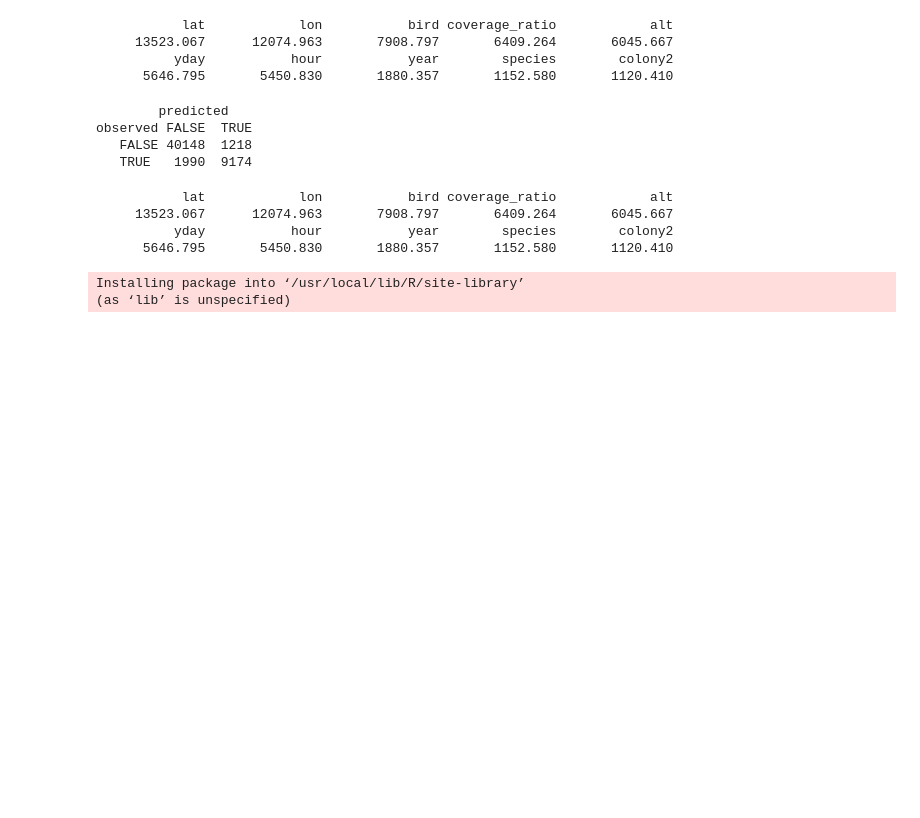
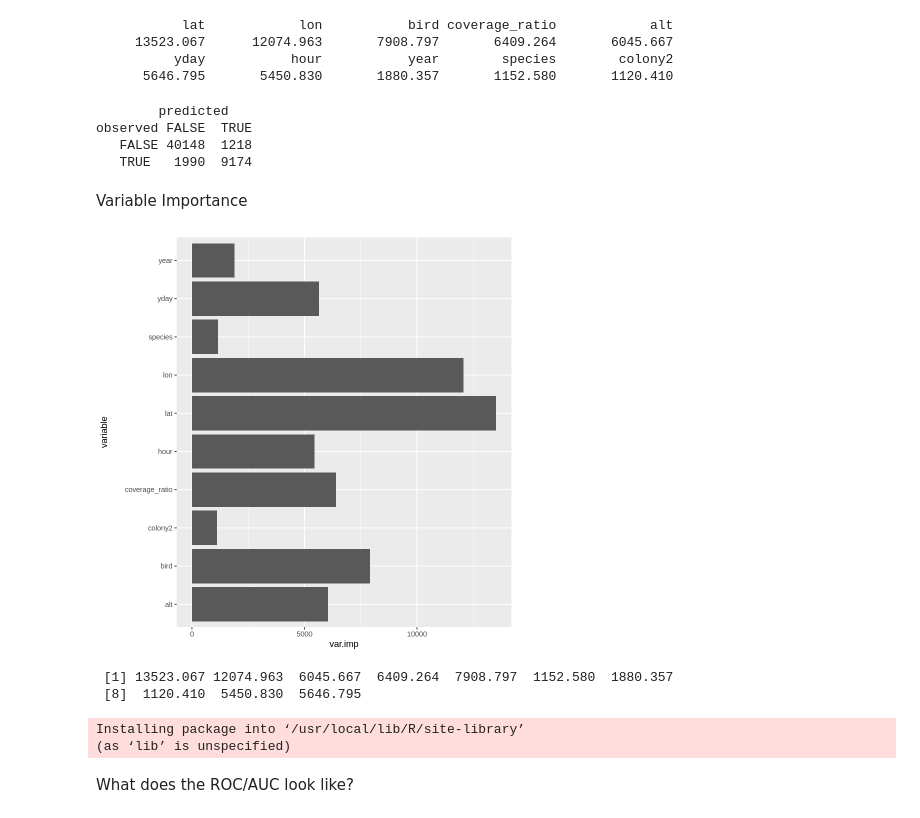
Before and after one commit to robinfreeman/BIOS0032_AI4Environment, a Jupyter notebook: TrackingData/practical.ipynb, the cells around one changed output. Drawn from its saved outputs; the diff is of its cells as text; code cells hidden in the pictures; blank space fills up the shorter version.

Commit message:
Added RF for diving data and some visualisations

```diff
--- a/TrackingData/practical.ipynb
+++ b/TrackingData/practical.ipynb
@@ -820,19 +820,29 @@ table(observed = test_dat$is_dive_1m, predicted = pred_class)
 observed FALSE  TRUE
    FALSE 40148  1218
    TRUE   1990  9174
-# %%
-# variable importance
-sort(rf_mod$variable.importance, decreasing = TRUE)
-# %% [output]
-           lat            lon           bird coverage_ratio            alt
-     13523.067      12074.963       7908.797       6409.264       6045.667
-          yday           hour           year        species        colony2
-      5646.795       5450.830       1880.357       1152.580       1120.410
+# %% [markdown]
+Variable Importance
+# %%
+plot_vi = data.frame(variable = names(rf_mod$variable.importance), var.imp = as.numeric(rf_mod$variable.importance))
+
+head(plot_vi)
+
+ggplot(plot_vi, aes(x = variable, y = var.imp)) +
+  geom_bar(stat = "identity") + coord_flip()
+# %% [output]
+[figure, added]
+# %%
+as.numeric(rf_mod$variable.importance)
+# %% [output]
+ [1] 13523.067 12074.963  6045.667  6409.264  7908.797  1152.580  1880.357
+ [8]  1120.410  5450.830  5646.795
 # %%
 install.packages("pROC") # Can be slow on colab
 # %% [output]
 Installing package into ‘/usr/local/lib/R/site-library’
 (as ‘lib’ is unspecified)
+# %% [markdown]
+What does the ROC/AUC look like?
 # %%
 library(pROC)
 
```
Also changed, not shown: parts of 12 cells of this notebook.
